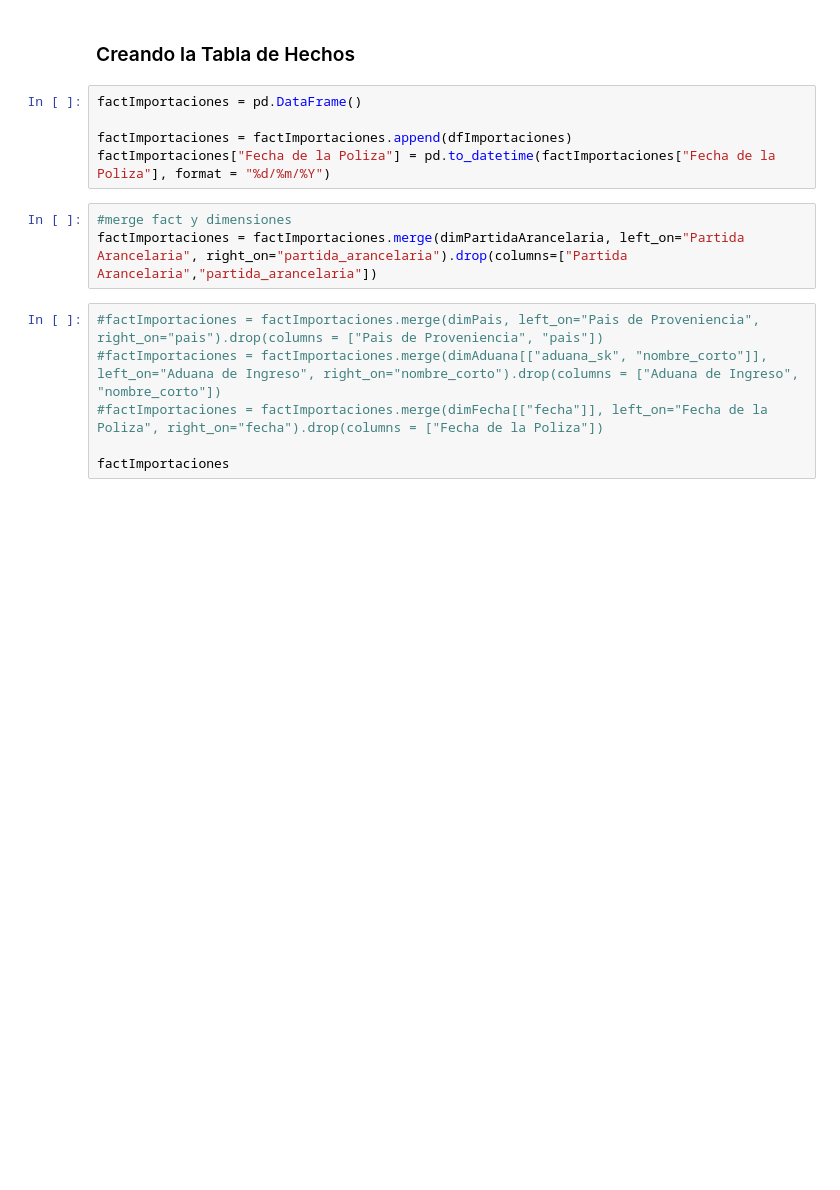
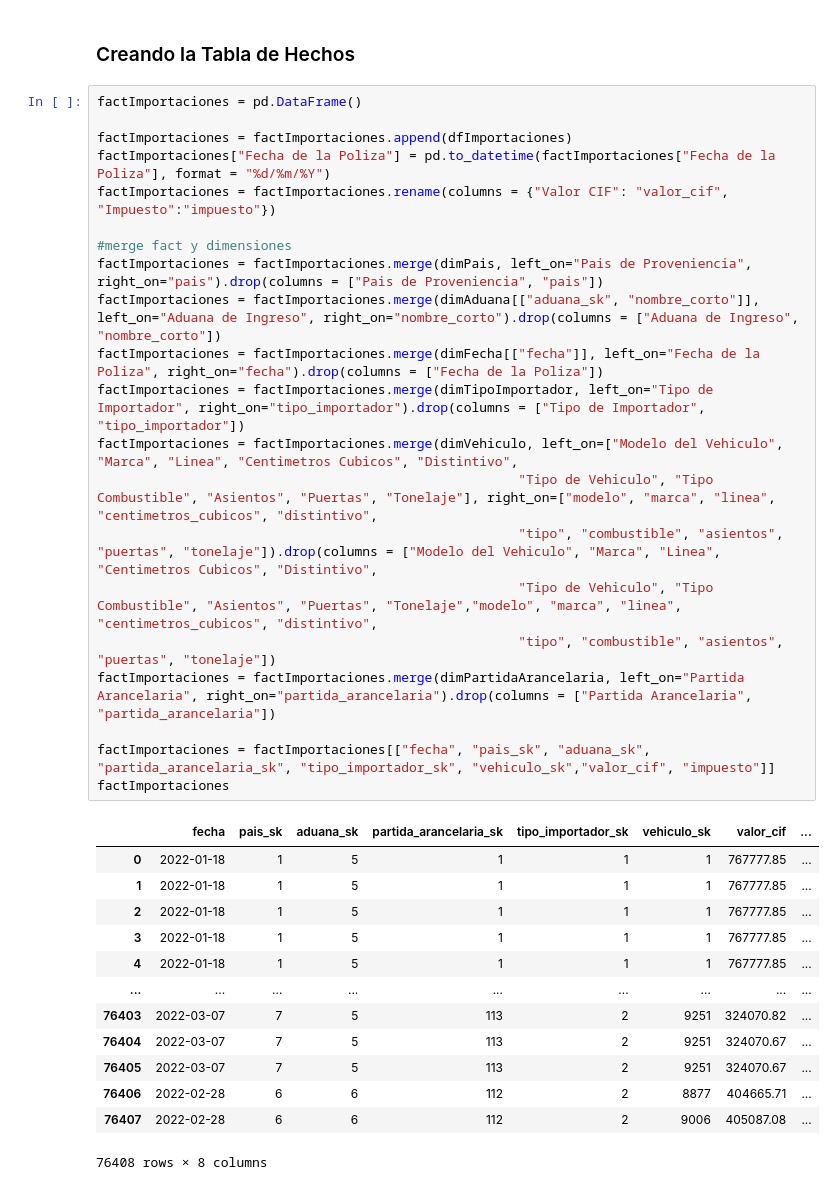
Before and after one commit to duartefrancisco/CDP-ProyectoFinal, a Jupyter notebook: notebooks/ProyectoFinal.ipynb, the cells around one changed output. Cells and saved outputs as stored; diff of their text form; blank space fills up the shorter version.

```diff
--- a/notebooks/ProyectoFinal.ipynb
+++ b/notebooks/ProyectoFinal.ipynb
@@ -528,14 +527,35 @@ dimVehiculo.head()
 # %%
 factImportaciones = pd.DataFrame()
 
 factImportaciones = factImportaciones.append(dfImportaciones)
 factImportaciones["Fecha de la Poliza"] = pd.to_datetime(factImportaciones["Fecha de la Poliza"], format = "%d/%m/%Y")
+factImportaciones = factImportaciones.rename(columns = {"Valor CIF": "valor_cif", "Impuesto":"impuesto"})
+
+#merge fact y dimensiones
+factImportaciones = factImportaciones.merge(dimPais, left_on="Pais de Proveniencia", right_on="pais").drop(columns = ["Pais de Proveniencia", "pais"])
+factImportaciones = factImportaciones.merge(dimAduana[["aduana_sk", "nombre_corto"]], left_on="Aduana de Ingreso", right_on="nombre_corto").drop(columns = ["Aduana de Ingreso", "nombre_corto"])
+factImportaciones = factImportaciones.merge(dimFecha[["fecha"]], left_on="Fecha de la Poliza", right_on="fecha").drop(columns = ["Fecha de la Poliza"])
+factImportaciones = factImportaciones.merge(dimTipoImportador, left_on="Tipo de Importador", right_on="tipo_importador").drop(columns = ["Tipo de Importador", "tipo_importador"])
+factImportaciones = factImportaciones.merge(dimVehiculo, left_on=["Modelo del Vehiculo", "Marca", "Linea", "Centimetros Cubicos", "Distintivo",
+                                                      "Tipo de Vehiculo", "Tipo Combustible", "Asientos", "Puertas", "Tonelaje"], right_on=["modelo", "marca", "linea", "centimetros_cubicos", "distintivo",
+                                                      "tipo", "combustible", "asientos", "puertas", "tonelaje"]).drop(columns = ["Modelo del Vehiculo", "Marca", "Linea", "Centimetros Cubicos", "Distintivo",
+                                                      "Tipo de Vehiculo", "Tipo Combustible", "Asientos", "Puertas", "Tonelaje","modelo", "marca", "linea", "centimetros_cubicos", "distintivo",
+                                                      "tipo", "combustible", "asientos", "puertas", "tonelaje"])
+factImportaciones = factImportaciones.merge(dimPartidaArancelaria, left_on="Partida Arancelaria", right_on="partida_arancelaria").drop(columns = ["Partida Arancelaria", "partida_arancelaria"])
+
+factImportaciones = factImportaciones[["fecha", "pais_sk", "aduana_sk", "partida_arancelaria_sk", "tipo_importador_sk", "vehiculo_sk","valor_cif", "impuesto"]]
+factImportaciones
+# %% [output]
+|  | fecha | pais_sk | aduana_sk | partida_arancelaria_sk | tipo_importador_sk | vehiculo_sk | valor_cif | ... |
+| 0 | 2022-01-18 | 1 | 5 | 1 | 1 | 1 | 767777.85 | ... |
+| 1 | 2022-01-18 | 1 | 5 | 1 | 1 | 1 | 767777.85 | ... |
+| 2 | 2022-01-18 | 1 | 5 | 1 | 1 | 1 | 767777.85 | ... |
+| 3 | 2022-01-18 | 1 | 5 | 1 | 1 | 1 | 767777.85 | ... |
+| 4 | 2022-01-18 | 1 | 5 | 1 | 1 | 1 | 767777.85 | ... |
+| ... | ... | ... | ... | ... | ... | ... | ... | ... |
+| 76403 | 2022-03-07 | 7 | 5 | 113 | 2 | 9251 | 324070.82 | ... |
+| 76404 | 2022-03-07 | 7 | 5 | 113 | 2 | 9251 | 324070.67 | ... |
+| 76405 | 2022-03-07 | 7 | 5 | 113 | 2 | 9251 | 324070.67 | ... |
+| 76406 | 2022-02-28 | 6 | 6 | 112 | 2 | 8877 | 404665.71 | ... |
+| 76407 | 2022-02-28 | 6 | 6 | 112 | 2 | 9006 | 405087.08 | ... |
+76408 rows × 8 columns
-# %%
-#merge fact y dimensiones
-factImportaciones = factImportaciones.merge(dimPartidaArancelaria, left_on="Partida Arancelaria", right_on="partida_arancelaria").drop(columns=["Partida Arancelaria","partida_arancelaria"])
-# %%
-#factImportaciones = factImportaciones.merge(dimPais, left_on="Pais de Proveniencia", right_on="pais").drop(columns = ["Pais de Proveniencia", "pais"])
-#factImportaciones = factImportaciones.merge(dimAduana[["aduana_sk", "nombre_corto"]], left_on="Aduana de Ingreso", right_on="nombre_corto").drop(columns = ["Aduana de Ingreso", "nombre_corto"])
-#factImportaciones = factImportaciones.merge(dimFecha[["fecha"]], left_on="Fecha de la Poliza", right_on="fecha").drop(columns = ["Fecha de la Poliza"])
-
-factImportaciones
```
Also changed, not shown: parts of 29 cells of this notebook, 3 other files.
